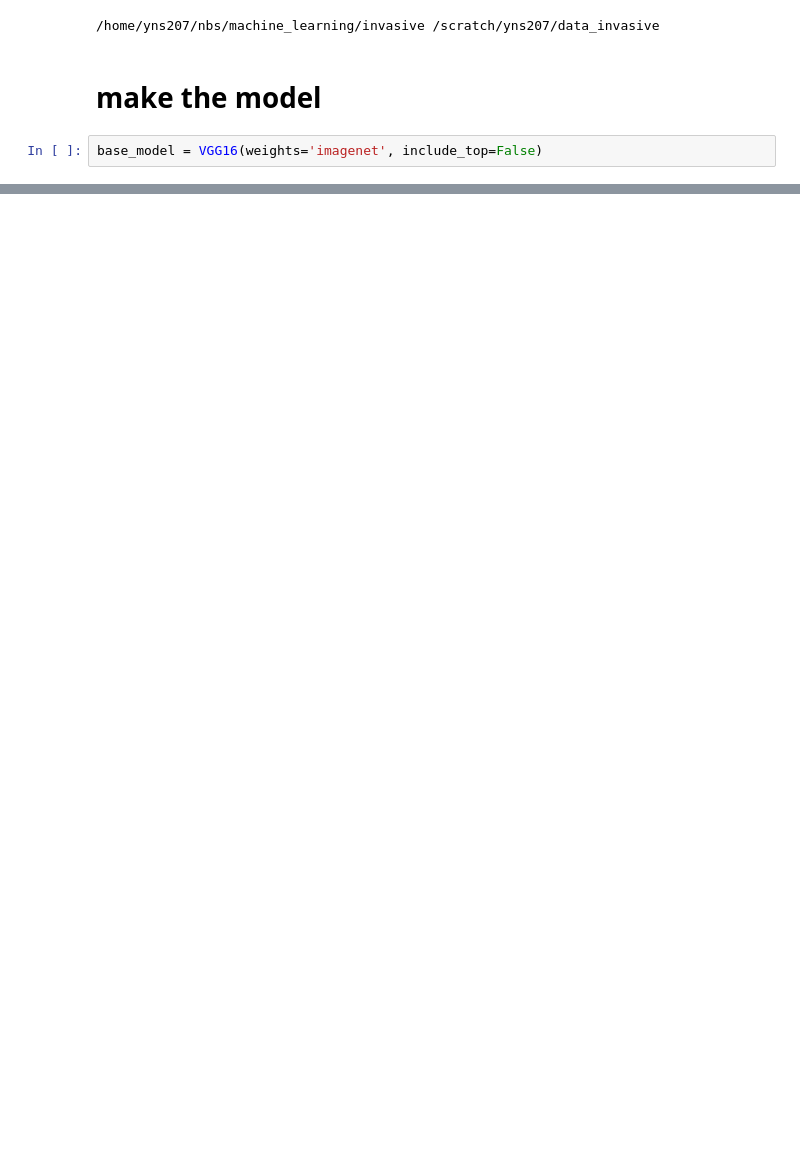
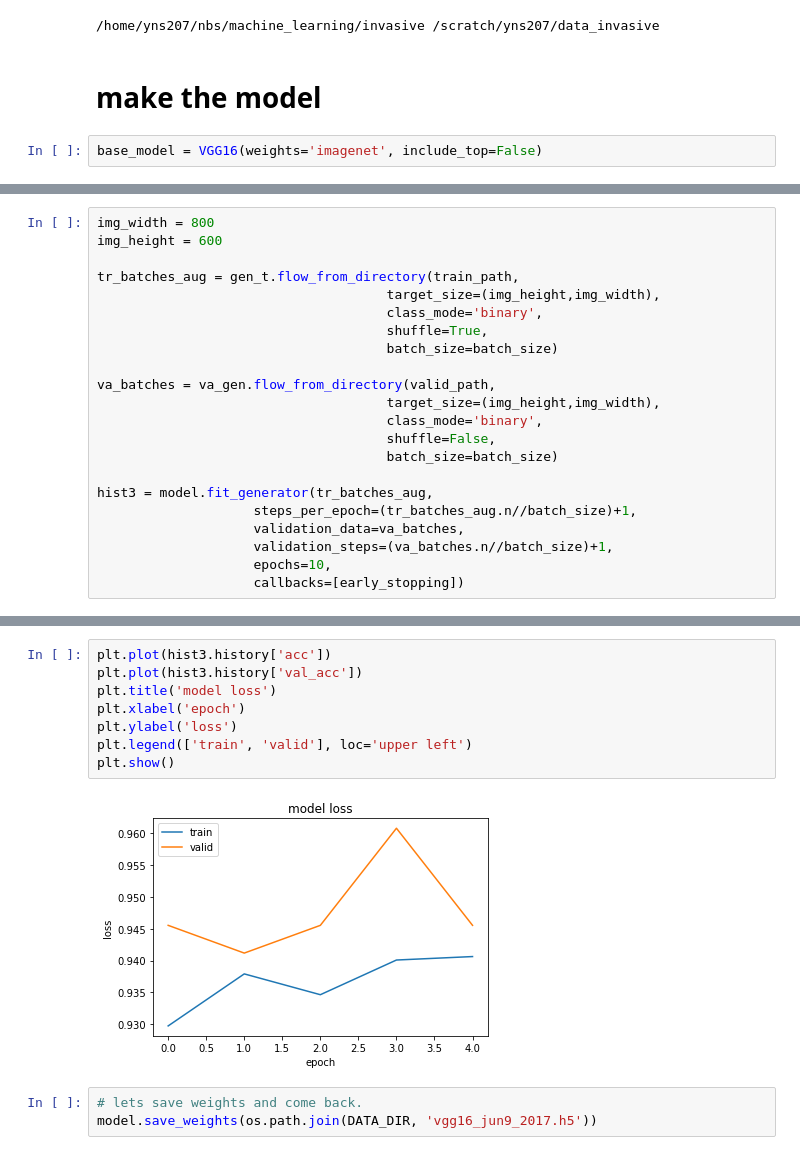
Before and after one commit to yvan/competitions, a Jupyter notebook: invasive/jun_9_work.ipynb, the cells around one changed output, grey strips where cells are left out. Drawn from its saved outputs; the diff is of its cells as text; blank space fills up the shorter version.

```diff
--- a/invasive/jun_9_work.ipynb
+++ b/invasive/jun_9_work.ipynb
@@ -229,0 +221,22 @@ plt.show()
+# %%
+img_width = 800
+img_height = 600
+
+tr_batches_aug = gen_t.flow_from_directory(train_path,
+                                     target_size=(img_height,img_width),
+                                     class_mode='binary',
+                                     shuffle=True,
+                                     batch_size=batch_size)
+
+va_batches = va_gen.flow_from_directory(valid_path,
+                                     target_size=(img_height,img_width),
+                                     class_mode='binary',
+                                     shuffle=False,
+                                     batch_size=batch_size)
+
+hist3 = model.fit_generator(tr_batches_aug,
+                    steps_per_epoch=(tr_batches_aug.n//batch_size)+1,
+                    validation_data=va_batches,
+                    validation_steps=(va_batches.n//batch_size)+1,
+                    epochs=10,
+                    callbacks=[early_stopping])
@@ -229,0 +257,13 @@ plt.show()
+# %%
+plt.plot(hist3.history['acc'])
+plt.plot(hist3.history['val_acc'])
+plt.title('model loss')
+plt.xlabel('epoch')
+plt.ylabel('loss')
+plt.legend(['train', 'valid'], loc='upper left')
+plt.show()
+# %% [output]
+[figure, added]
+# %%
+# lets save weights and come back.
+model.save_weights(os.path.join(DATA_DIR, 'vgg16_jun9_2017.h5'))
```
Also changed, not shown: parts of 14 cells of this notebook, 1 other file.
